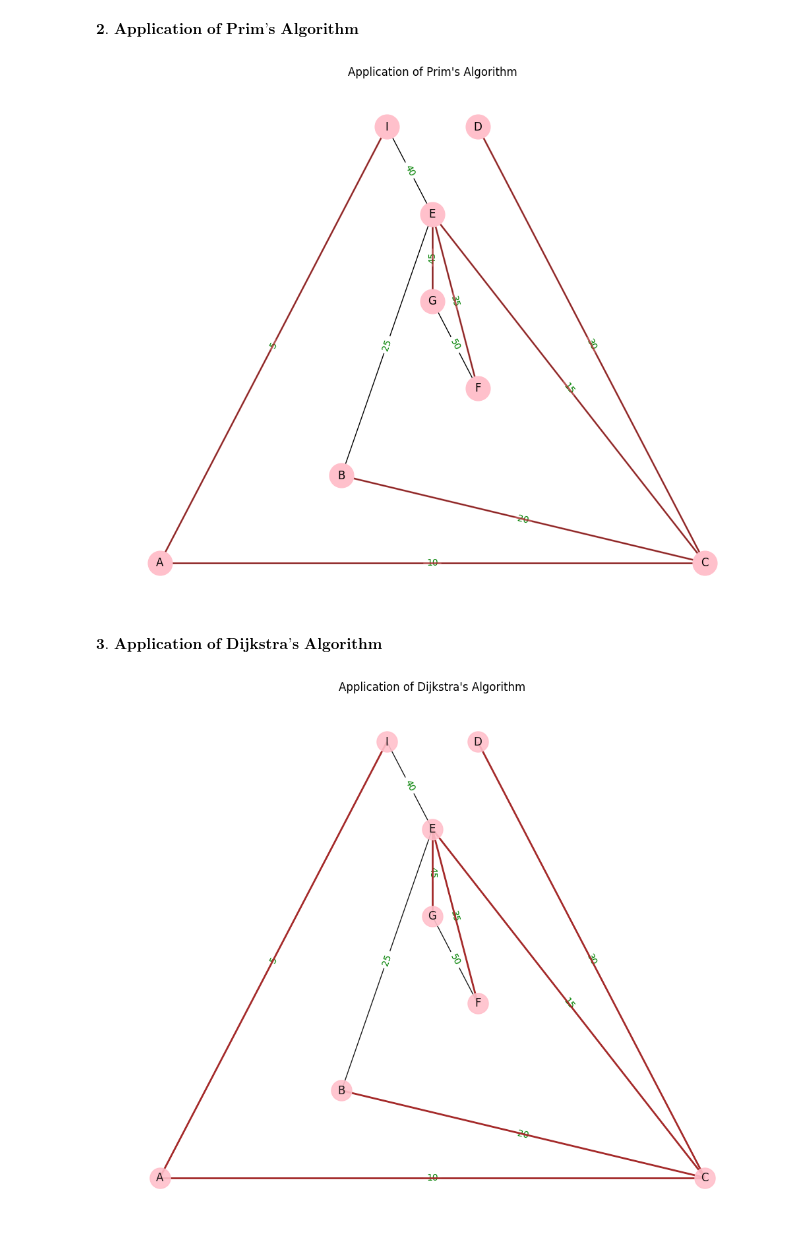
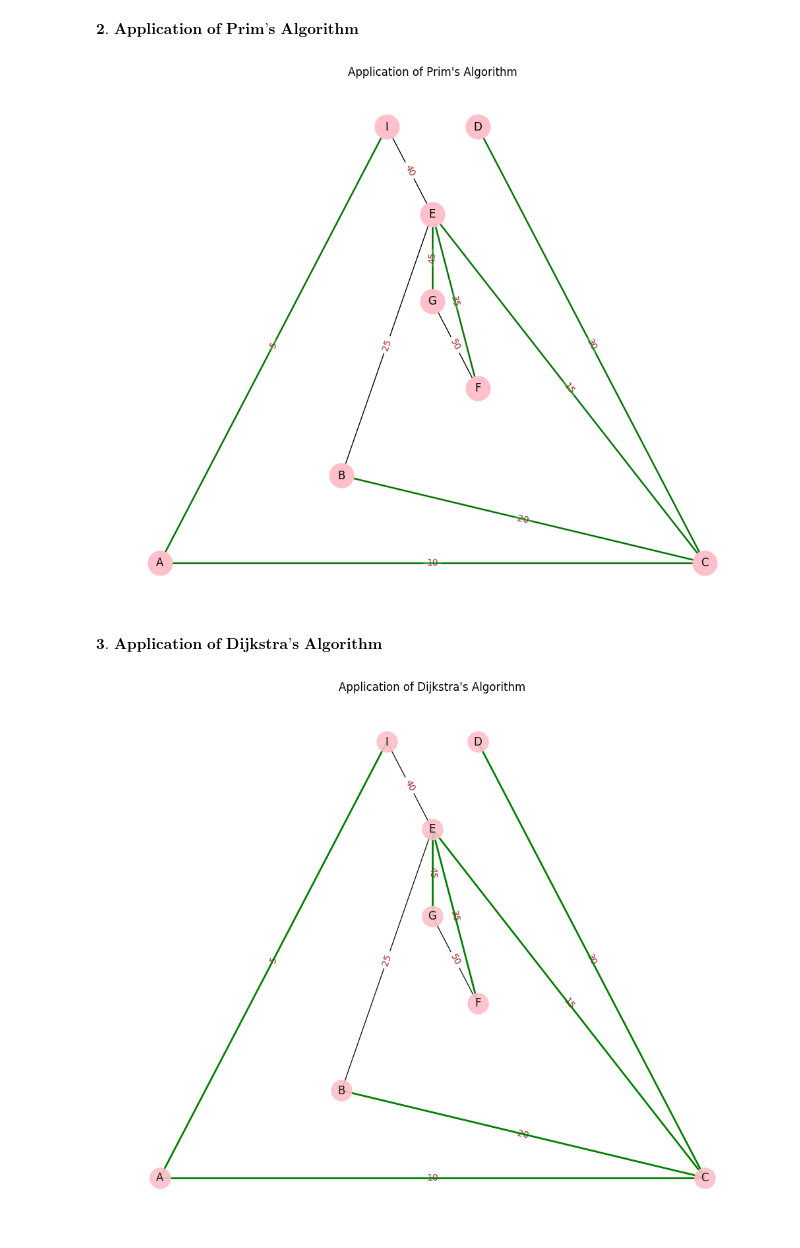
Before and after one commit to neys04/Discrete_Math_2, a Jupyter notebook: Lecture_4/Lecture_4.ipynb, the cells around one changed output. Saved outputs shown, nothing was run; the diff lists cells and outputs as text; code cells hidden in the pictures.

```diff
--- a/Lecture_4/Lecture_4.ipynb
+++ b/Lecture_4/Lecture_4.ipynb
@@ -108,18 +108,18 @@ plt.figure(figsize=(10, 8))
 
 # Draw the original graph nodes and edges
 nx.draw(G, pos, with_labels=True, node_color='pink', node_size=700)
-nx.draw_networkx_edge_labels(G, pos, edge_labels=edge_weights, font_color='green')
+nx.draw_networkx_edge_labels(G, pos, edge_labels=edge_weights, font_color='brown')
 
 # Highlight the edges of the minimum spanning tree
 mst_edges = list(mst.edges(data=True))
 mst_edges_list = [(edge[0], edge[1]) for edge in mst_edges]
-nx.draw_networkx_edges(G, pos, edgelist=mst_edges_list, edge_color='brown', width=2, alpha=0.8)
+nx.draw_networkx_edges(G, pos, edgelist=mst_edges_list, edge_color='green', width=2, alpha=0.8)
 
 # Show the plot
 plt.title("Application of Prim's Algorithm")
 plt.show()
 # %% [output]
-[figure, old version]
+[figure, new version]
 # %% [markdown]
 $\textbf{3. Application of Dijkstra's Algorithm}$
 # %%
@@ -157,33 +157,33 @@ edgelist = [
     ("C", "D", 30), ("B", "E", 25), ("I", "E", 40), ("E", "F", 35),
     ("F", "G", 50), ("G", "E", 45)
 ]
 G.add_weighted_edges_from(edgelist)
 
 # Compute shortest paths from node 'A'
 shortest_paths = dijkstra(G, 'A')
 
 # Create a new graph for the shortest-path tree
 spt = nx.Graph()
 for target, distance in shortest_paths.items():
     if target != 'A':
         # Find the path from source 'A' to target node
         path = nx.shortest_path(G, source='A', target=target, weight='weight')
         # Add the edges of this path to the shortest-path tree
         for i in range(len(path) - 1):
             spt.add_edge(path[i], path[i+1], weight=G[path[i]][path[i+1]]['weight'])
 
 # Define the position of nodes using a planar layout
 pos = nx.planar_layout(G)
 
 # Plot the original graph for reference
 plt.figure(figsize=(10, 8))
 nx.draw(G, pos, edge_color='black', width=1, linewidths=1, node_size=500, node_color='pink', alpha=0.9, with_labels=True)
-nx.draw_networkx_edge_labels(G, pos, edge_labels={(u, v): d['weight'] for u, v, d in G.edges(data=True)}, font_color='green')
+nx.draw_networkx_edge_labels(G, pos, edge_labels={(u, v): d['weight'] for u, v, d in G.edges(data=True)}, font_color='brown')
 
 # Plot the shortest-path tree with red edges
-nx.draw_networkx_edges(spt, pos, edge_color='brown', width=2)
+nx.draw_networkx_edges(spt, pos, edge_color='green', width=2)
 
 plt.title("Application of Dijkstra's Algorithm")
 plt.show()
 # %% [output]
-[figure, old version]
+[figure, new version]
```
